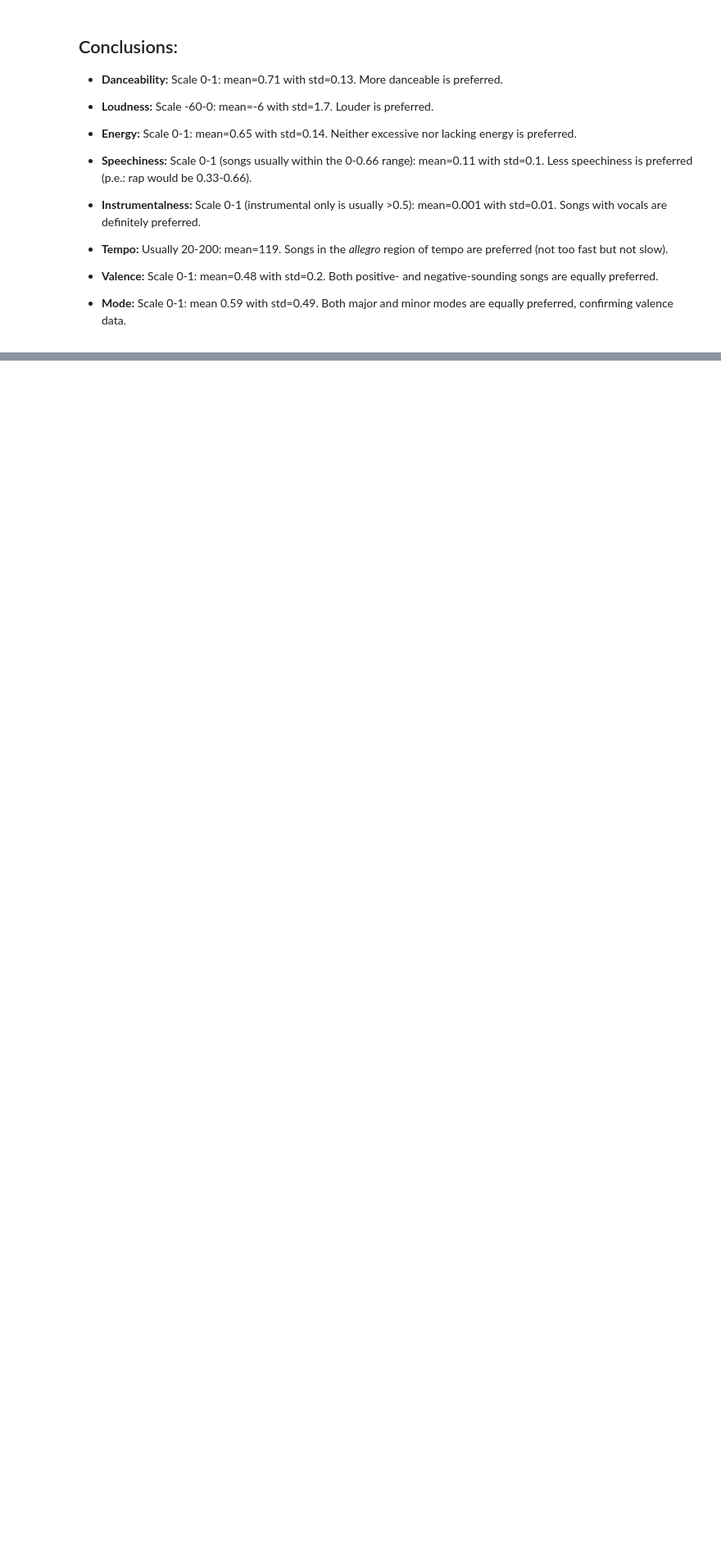
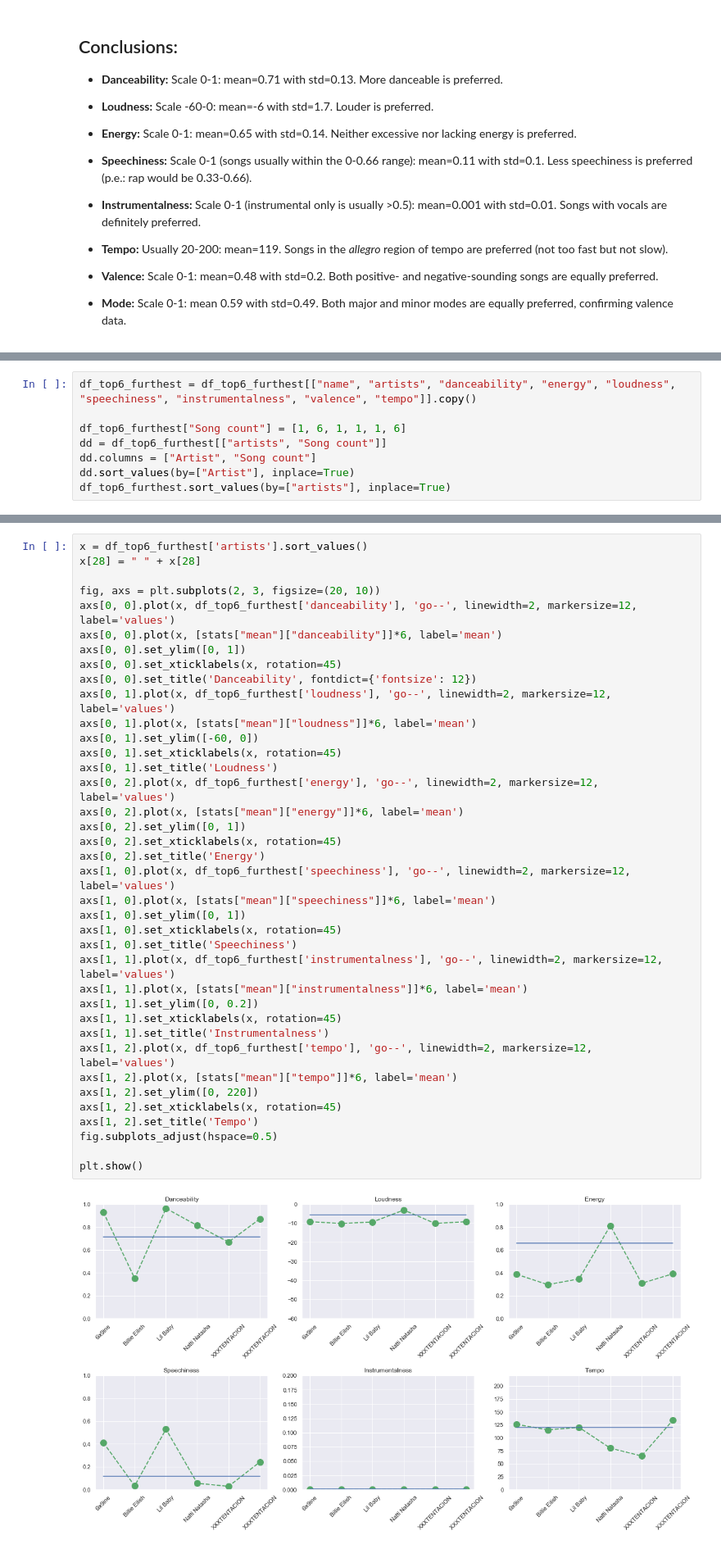
Before and after one commit to lukessmalley/Project-Week-3-Data-Thieves, a Jupyter notebook: your-project/question3.ipynb, the cells around one changed output, grey strips where cells are left out. Shown at 82% size. Saved outputs shown, nothing was run; the diff lists cells and outputs as text; blank space fills up the shorter version.

```diff
--- a/your-project/question3.ipynb
+++ b/your-project/question3.ipynb
@@ -228,0 +147,8 @@ stats2
+# %%
+df_top6_furthest = df_top6_furthest[["name", "artists", "danceability", "energy", "loudness", "speechiness", "instrumentalness", "valence", "tempo"]].copy()
+
+df_top6_furthest["Song count"] = [1, 6, 1, 1, 1, 6]
+dd = df_top6_furthest[["artists", "Song count"]]
+dd.columns = ["Artist", "Song count"]
+dd.sort_values(by=["Artist"], inplace=True)
+df_top6_furthest.sort_values(by=["artists"], inplace=True)
@@ -228,0 +159,40 @@ stats2
+# %%
+x = df_top6_furthest['artists'].sort_values()
+x[28] = " " + x[28]
+
+fig, axs = plt.subplots(2, 3, figsize=(20, 10))
+axs[0, 0].plot(x, df_top6_furthest['danceability'], 'go--', linewidth=2, markersize=12, label='values')
+axs[0, 0].plot(x, [stats["mean"]["danceability"]]*6, label='mean')
+axs[0, 0].set_ylim([0, 1])
+axs[0, 0].set_xticklabels(x, rotation=45)
+axs[0, 0].set_title('Danceability', fontdict={'fontsize': 12})
+axs[0, 1].plot(x, df_top6_furthest['loudness'], 'go--', linewidth=2, markersize=12, label='values')
+axs[0, 1].plot(x, [stats["mean"]["loudness"]]*6, label='mean')
+axs[0, 1].set_ylim([-60, 0])
+axs[0, 1].set_xticklabels(x, rotation=45)
+axs[0, 1].set_title('Loudness')
+axs[0, 2].plot(x, df_top6_furthest['energy'], 'go--', linewidth=2, markersize=12, label='values')
+axs[0, 2].plot(x, [stats["mean"]["energy"]]*6, label='mean')
+axs[0, 2].set_ylim([0, 1])
+axs[0, 2].set_xticklabels(x, rotation=45)
+axs[0, 2].set_title('Energy')
+axs[1, 0].plot(x, df_top6_furthest['speechiness'], 'go--', linewidth=2, markersize=12, label='values')
+axs[1, 0].plot(x, [stats["mean"]["speechiness"]]*6, label='mean')
+axs[1, 0].set_ylim([0, 1])
+axs[1, 0].set_xticklabels(x, rotation=45)
+axs[1, 0].set_title('Speechiness')
+axs[1, 1].plot(x, df_top6_furthest['instrumentalness'], 'go--', linewidth=2, markersize=12, label='values')
+axs[1, 1].plot(x, [stats["mean"]["instrumentalness"]]*6, label='mean')
+axs[1, 1].set_ylim([0, 0.2])
+axs[1, 1].set_xticklabels(x, rotation=45)
+axs[1, 1].set_title('Instrumentalness')
+axs[1, 2].plot(x, df_top6_furthest['tempo'], 'go--', linewidth=2, markersize=12, label='values')
+axs[1, 2].plot(x, [stats["mean"]["tempo"]]*6, label='mean')
+axs[1, 2].set_ylim([0, 220])
+axs[1, 2].set_xticklabels(x, rotation=45)
+axs[1, 2].set_title('Tempo')
+fig.subplots_adjust(hspace=0.5)
+
+plt.show()
+# %% [output]
+[figure, added]
```
Also changed, not shown: parts of 11 cells of this notebook, 10 other files.
